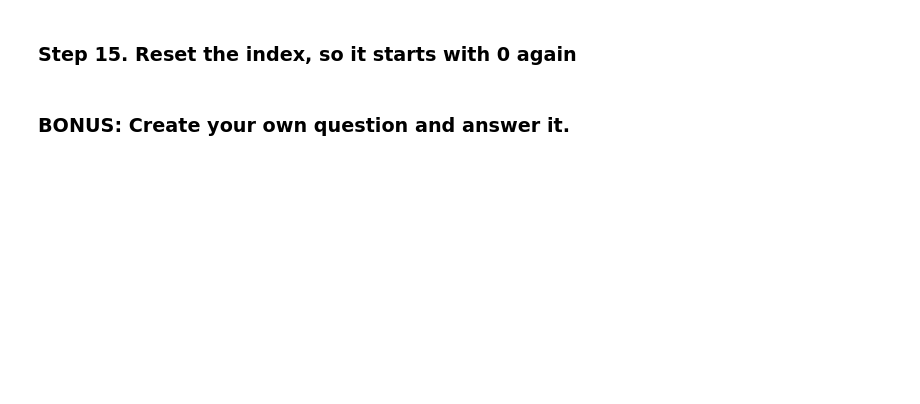
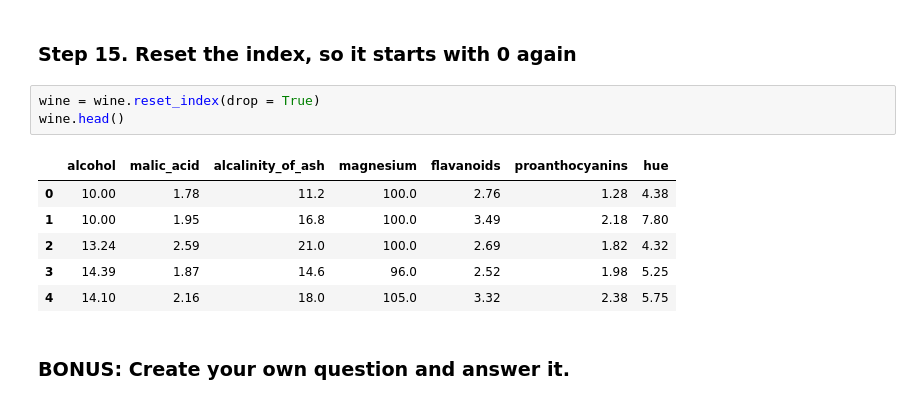
Before and after one commit to venusian2/pandas_exercises, a Jupyter notebook: 10_Deleting/Wine/Exercises.ipynb, the cells around one changed output. Cells and saved outputs as stored; diff of their text form; blank space fills up the shorter version.

```diff
--- a/10_Deleting/Wine/Exercises.ipynb
+++ b/10_Deleting/Wine/Exercises.ipynb
@@ -114,4 +197,14 @@ wine.head()
 # %% [markdown]
 ### Step 15.  Reset the index, so it starts with 0 again
+# %%
+wine = wine.reset_index(drop = True)
+wine.head()
+# %% [output]
+|  | alcohol | malic_acid | alcalinity_of_ash | magnesium | flavanoids | proanthocyanins | hue |
+| 0 | 10.00 | 1.78 | 11.2 | 100.0 | 2.76 | 1.28 | 4.38 |
+| 1 | 10.00 | 1.95 | 16.8 | 100.0 | 3.49 | 2.18 | 7.80 |
+| 2 | 13.24 | 2.59 | 21.0 | 100.0 | 2.69 | 1.82 | 4.32 |
+| 3 | 14.39 | 1.87 | 14.6 | 96.0 | 2.52 | 1.98 | 5.25 |
+| 4 | 14.10 | 2.16 | 18.0 | 105.0 | 3.32 | 2.38 | 5.75 |
 # %% [markdown]
 ### BONUS: Create your own question and answer it.
```
Also changed, not shown: parts of 7 cells of this notebook.
